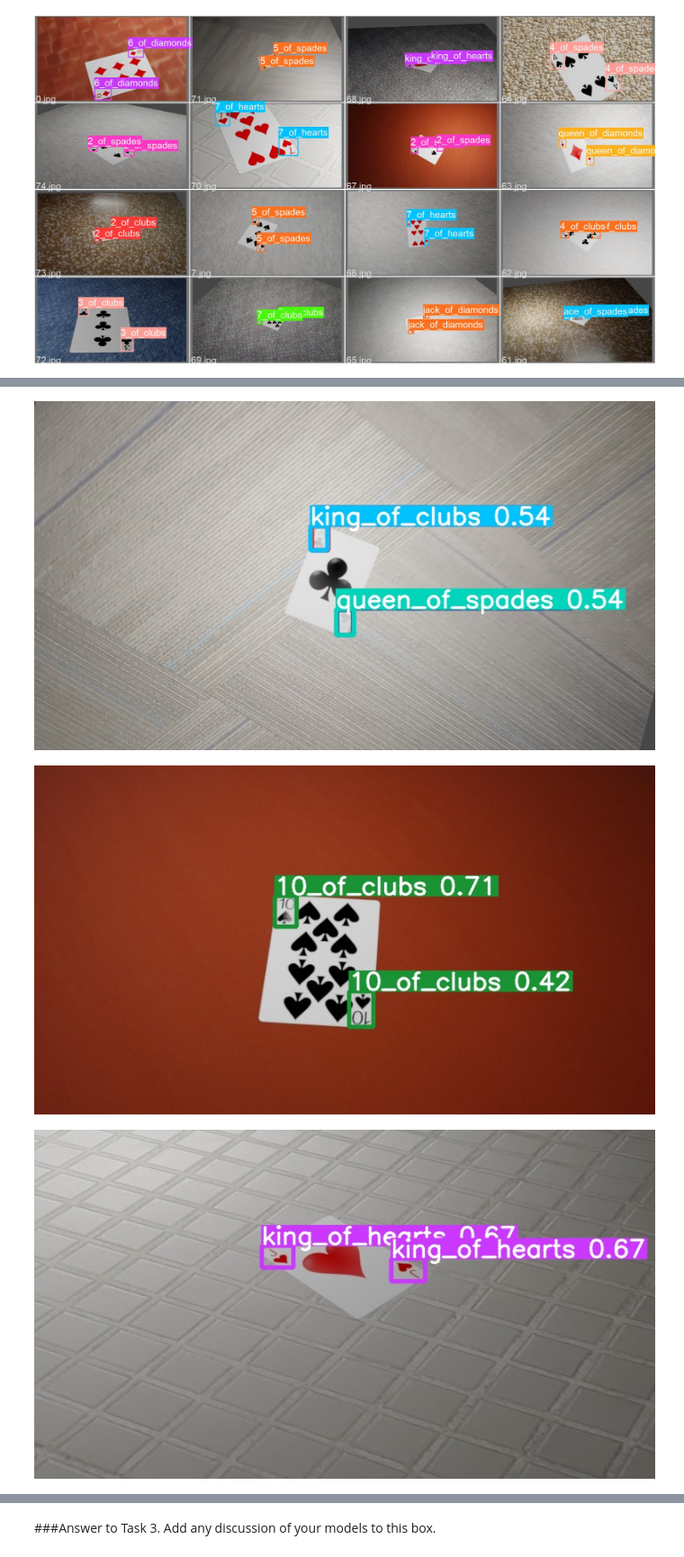
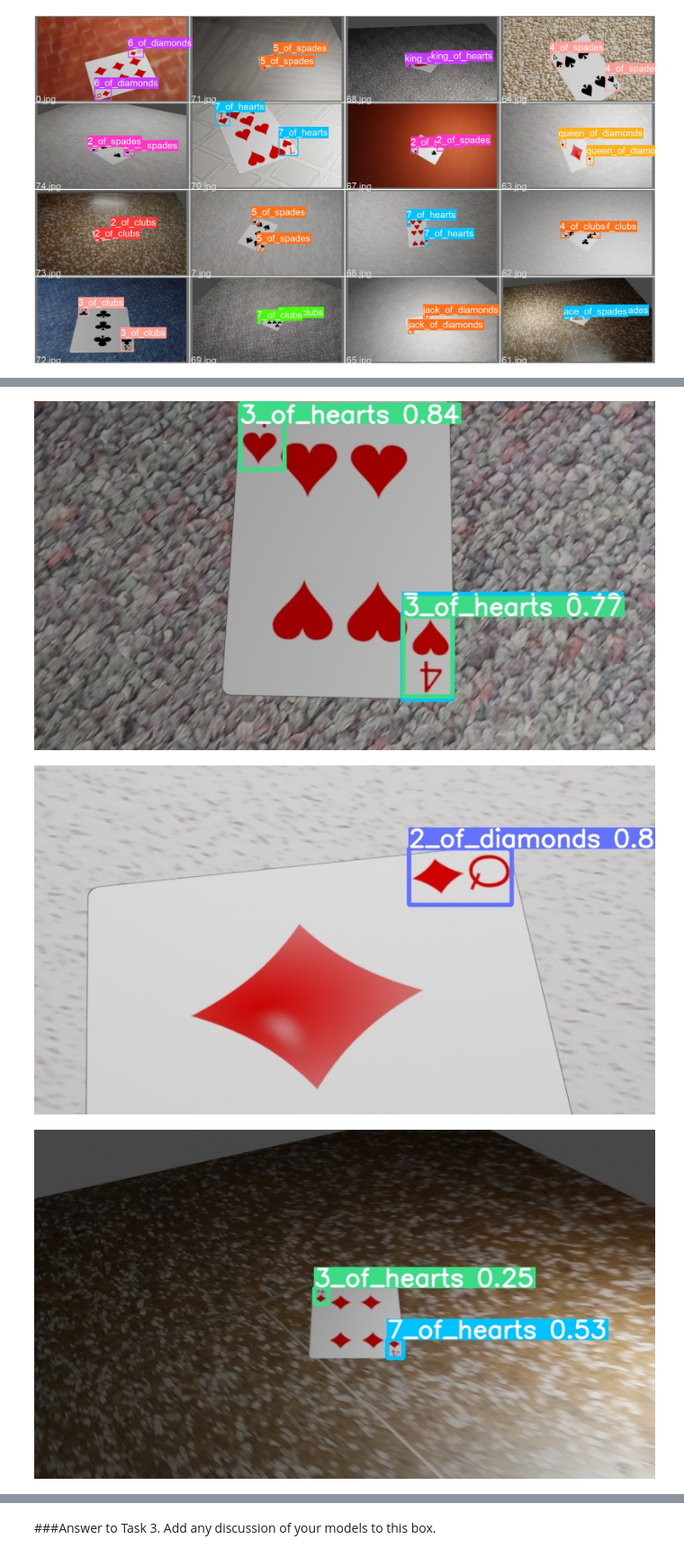
Before and after one commit to USAFADFCS/cs471-pex-5-fall-2021-cooper-and-john, a Jupyter notebook: PEX_5_Student_Version.ipynb, the cells around one changed output, grey strips where cells are left out. Shown at 90% size. Drawn from its saved outputs; the diff is of its cells as text; code cells hidden in the pictures.

```diff
--- a/PEX_5_Student_Version.ipynb
+++ b/PEX_5_Student_Version.ipynb
@@ -203,7 +228,7 @@ Results saved to runs/detect/exp3
 import glob
 from IPython.display import Image, display
 
-for imageName in glob.glob('/content/yolov5/runs/detect/exp3/*.jpg')[0:9]: #assuming JPG
+for imageName in glob.glob('/content/yolov5/runs/detect/final/*.jpg')[0:9]: #assuming JPG
     display(Image(filename=imageName))
     print("\n")
 # %% [output]
@@ -213,3 +238,3 @@ for imageName in glob.glob('/content/yolov5/runs/detect/exp3/*.jpg')[0:9]: #assu
-[figure, old version]
+[figure, new version]
-[figure, old version]
+[figure, new version]
-[figure, old version]
+[figure, new version]
```
Also changed, not shown: parts of 15 cells of this notebook.
